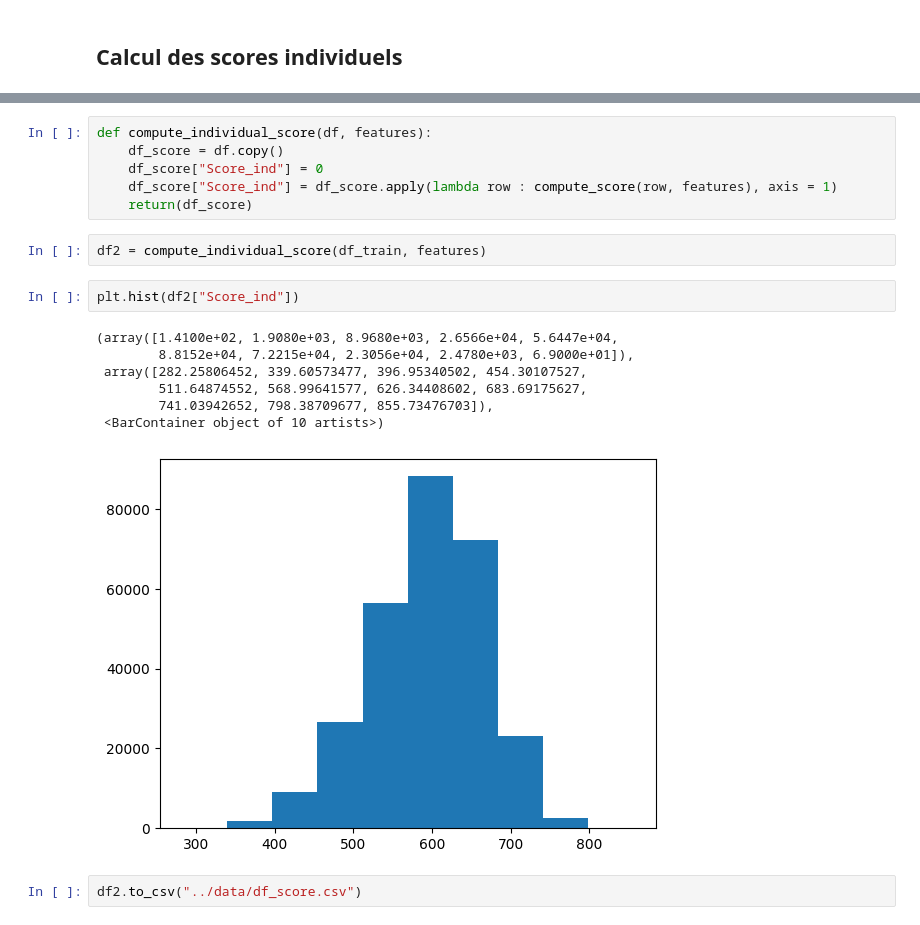
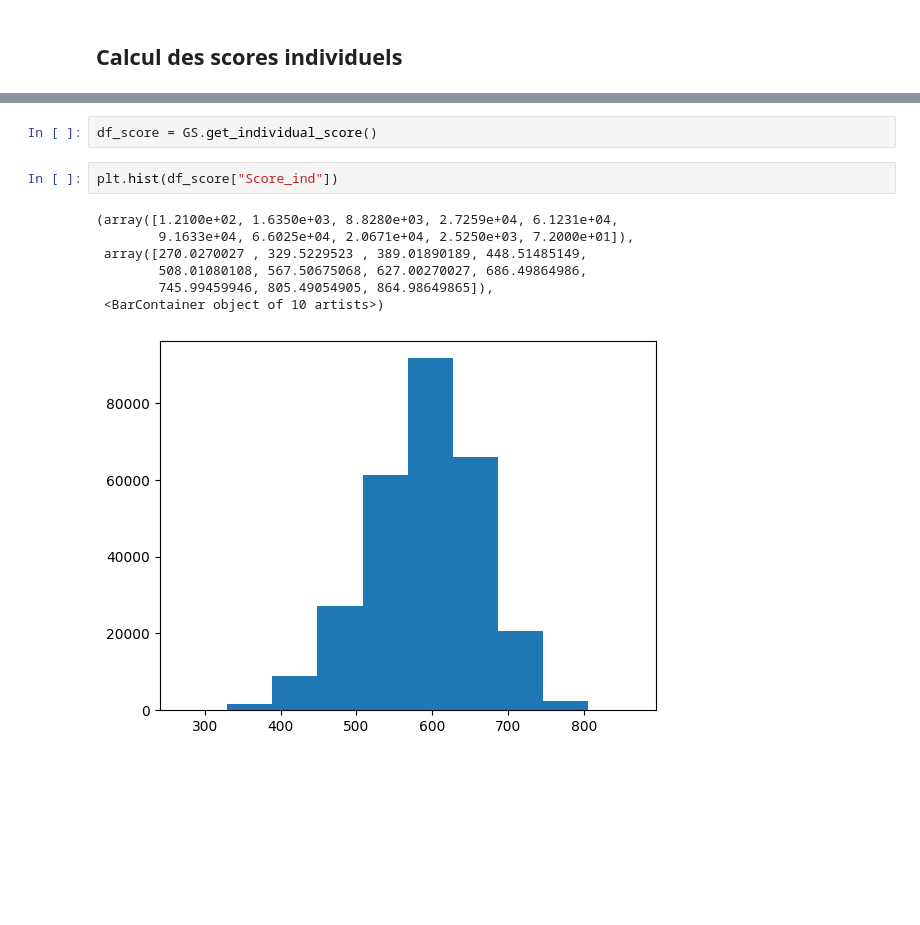
Before and after one commit to SamuelBaheux/Challenge_Nexialog, a Jupyter notebook: notebooks/grid_score.ipynb, the cells around one changed output, grey strips where cells are left out. Saved outputs shown, nothing was run; the diff lists cells and outputs as text; blank space fills up the shorter version.

```diff
--- a/notebooks/grid_score.ipynb
+++ b/notebooks/grid_score.ipynb
@@ -140,20 +105,12 @@ def compute_score(row, features):
-# %%
-def compute_individual_score(df, features):
-    df_score = df.copy()
-    df_score["Score_ind"] = 0
-    df_score["Score_ind"] = df_score.apply(lambda row : compute_score(row, features), axis = 1)
-    return(df_score)
 # %%
-df2 = compute_individual_score(df_train, features)
+df_score = GS.get_individual_score()
-# %%
-plt.hist(df2["Score_ind"])
-# %% [output]
-(array([1.4100e+02, 1.9080e+03, 8.9680e+03, 2.6566e+04, 5.6447e+04,
-        8.8152e+04, 7.2215e+04, 2.3056e+04, 2.4780e+03, 6.9000e+01]),
- array([282.25806452, 339.60573477, 396.95340502, 454.30107527,
-        511.64874552, 568.99641577, 626.34408602, 683.69175627,
-        741.03942652, 798.38709677, 855.73476703]),
- <BarContainer object of 10 artists>)
-[figure, removed]
-# %%
-df2.to_csv("../data/df_score.csv")
+# %%
+plt.hist(df_score["Score_ind"])
+# %% [output]
+(array([1.2100e+02, 1.6350e+03, 8.8280e+03, 2.7259e+04, 6.1231e+04,
+        9.1633e+04, 6.6025e+04, 2.0671e+04, 2.5250e+03, 7.2000e+01]),
+ array([270.0270027 , 329.5229523 , 389.01890189, 448.51485149,
+        508.01080108, 567.50675068, 627.00270027, 686.49864986,
+        745.99459946, 805.49054905, 864.98649865]),
+ <BarContainer object of 10 artists>)
+[figure, added]
```
Also changed, not shown: parts of 11 cells of this notebook, 4 other files.
